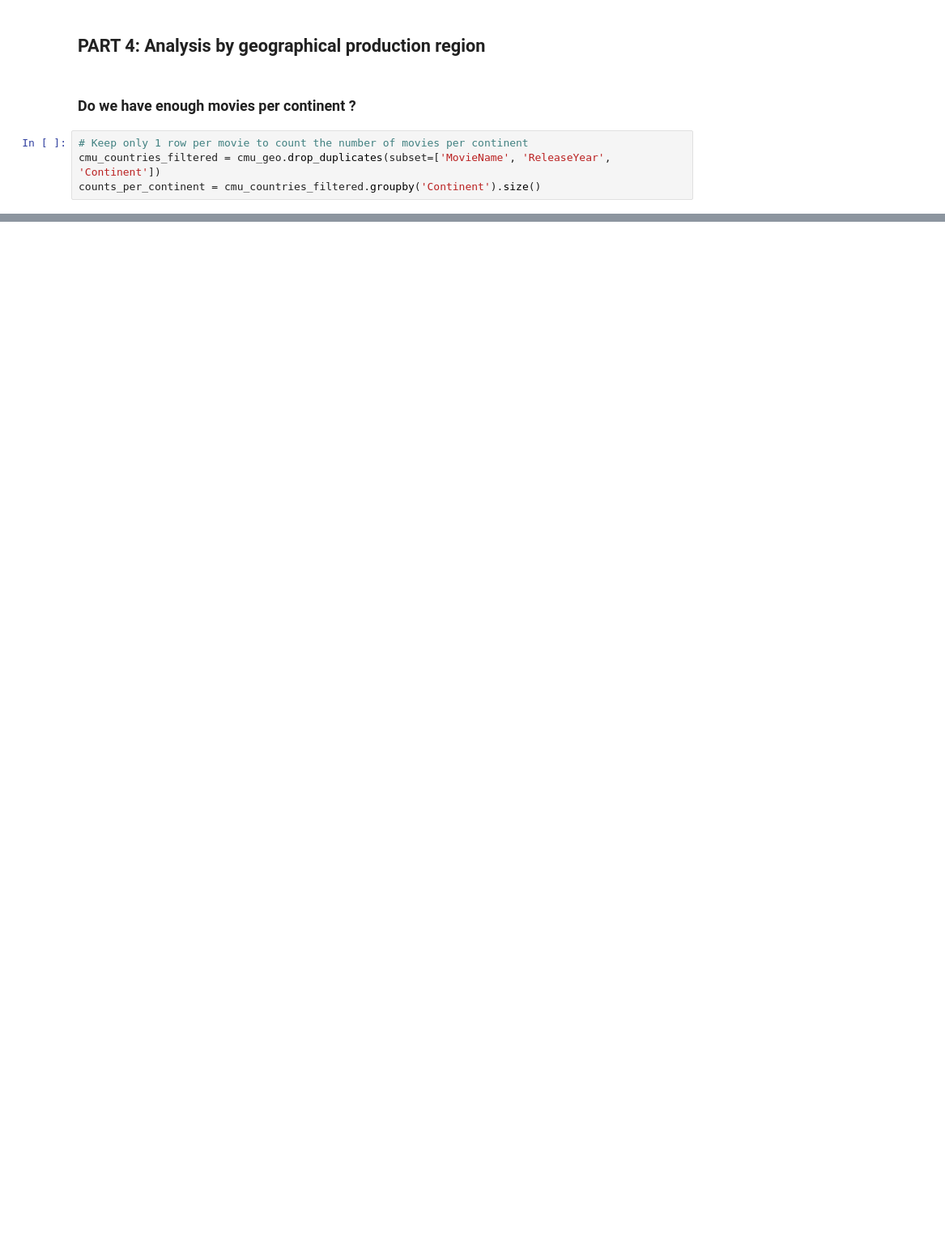
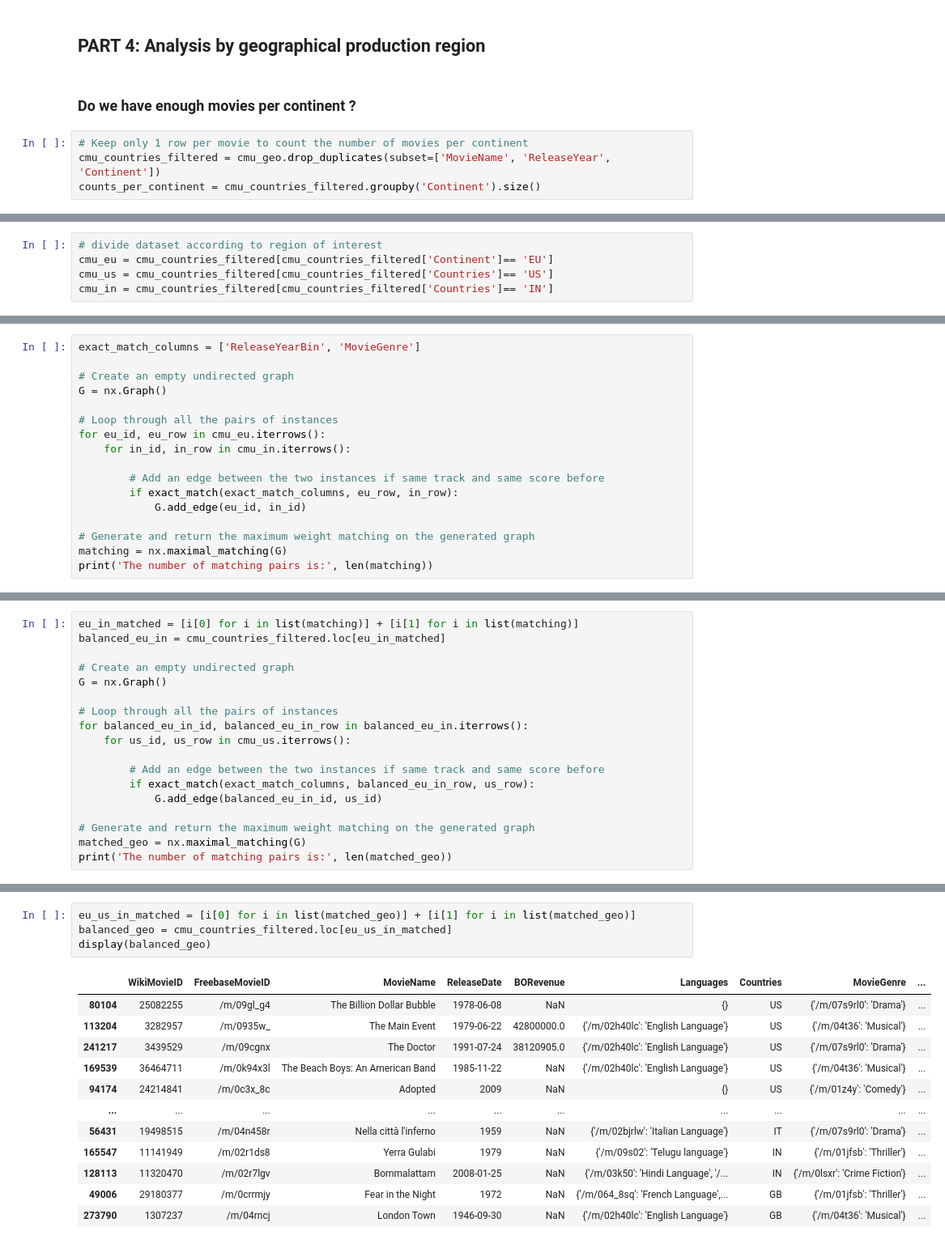
Before and after one commit to epfl-ada/ada-2023-project-teamcajare2023, a Jupyter notebook: P2.ipynb, the cells around one changed output, grey strips where cells are left out. Shown at 81% size. Drawn from its saved outputs; the diff is of its cells as text; blank space fills up the shorter version.

Commit message:
matching geo

```diff
--- a/P2.ipynb
+++ b/P2.ipynb
@@ -1320,0 +1365,5 @@ plt.show()
+# %%
+# divide dataset according to region of interest
+cmu_eu = cmu_countries_filtered[cmu_countries_filtered['Continent']== 'EU']
+cmu_us = cmu_countries_filtered[cmu_countries_filtered['Countries']== 'US']
+cmu_in = cmu_countries_filtered[cmu_countries_filtered['Countries']== 'IN']
@@ -1320,0 +1389,17 @@ plt.show()
+# %%
+exact_match_columns = ['ReleaseYearBin', 'MovieGenre']
+
+# Create an empty undirected graph
+G = nx.Graph()
+
+# Loop through all the pairs of instances
+for eu_id, eu_row in cmu_eu.iterrows():
+    for in_id, in_row in cmu_in.iterrows():
+
+        # Add an edge between the two instances if same track and same score before
+        if exact_match(exact_match_columns, eu_row, in_row):
+            G.add_edge(eu_id, in_id)
+
+# Generate and return the maximum weight matching on the generated graph
+matching = nx.maximal_matching(G)
+print('The number of matching pairs is:', len(matching))
@@ -1320,0 +1408,18 @@ plt.show()
+# %%
+eu_in_matched = [i[0] for i in list(matching)] + [i[1] for i in list(matching)]
+balanced_eu_in = cmu_countries_filtered.loc[eu_in_matched]
+
+# Create an empty undirected graph
+G = nx.Graph()
+
+# Loop through all the pairs of instances
+for balanced_eu_in_id, balanced_eu_in_row in balanced_eu_in.iterrows():
+    for us_id, us_row in cmu_us.iterrows():
+
+        # Add an edge between the two instances if same track and same score before
+        if exact_match(exact_match_columns, balanced_eu_in_row, us_row):
+            G.add_edge(balanced_eu_in_id, us_id)
+
+# Generate and return the maximum weight matching on the generated graph
+matched_geo = nx.maximal_matching(G)
+print('The number of matching pairs is:', len(matched_geo))
@@ -1320,0 +1428,17 @@ plt.show()
+# %%
+eu_us_in_matched = [i[0] for i in list(matched_geo)] + [i[1] for i in list(matched_geo)]
+balanced_geo = cmu_countries_filtered.loc[eu_us_in_matched]
+display(balanced_geo)
+# %% [output]
+|  | WikiMovieID | FreebaseMovieID | MovieName | ReleaseDate | BORevenue | Languages | Countries | MovieGenre | ... |
+| 80104 | 25082255 | /m/09gl_g4 | The Billion Dollar Bubble | 1978-06-08 | NaN | {} | US | {'/m/07s9rl0': 'Drama'} | ... |
+| 113204 | 3282957 | /m/0935w_ | The Main Event | 1979-06-22 | 42800000.0 | {'/m/02h40lc': 'English Language'} | US | {'/m/04t36': 'Musical'} | ... |
+| 241217 | 3439529 | /m/09cgnx | The Doctor | 1991-07-24 | 38120905.0 | {'/m/02h40lc': 'English Language'} | US | {'/m/07s9rl0': 'Drama'} | ... |
+| 169539 | 36464711 | /m/0k94x3l | The Beach Boys: An American Band | 1985-11-22 | NaN | {'/m/02h40lc': 'English Language'} | US | {'/m/04t36': 'Musical'} | ... |
+| 94174 | 24214841 | /m/0c3x_8c | Adopted | 2009 | NaN | {} | US | {'/m/01z4y': 'Comedy'} | ... |
+| ... | ... | ... | ... | ... | ... | ... | ... | ... | ... |
+| 56431 | 19498515 | /m/04n458r | Nella città l'inferno | 1959 | NaN | {'/m/02bjrlw': 'Italian Language'} | IT | {'/m/07s9rl0': 'Drama'} | ... |
+| 165547 | 11141949 | /m/02r1ds8 | Yerra Gulabi | 1979 | NaN | {'/m/09s02': 'Telugu language'} | IN | {'/m/01jfsb': 'Thriller'} | ... |
+| 128113 | 11320470 | /m/02r7lgv | Bommalattam | 2008-01-25 | NaN | {'/m/03k50': 'Hindi Language', '/... | IN | {'/m/0lsxr': 'Crime Fiction'} | ... |
+| 49006 | 29180377 | /m/0crrmjy | Fear in the Night | 1972 | NaN | {'/m/064_8sq': 'French Language',... | GB | {'/m/01jfsb': 'Thriller'} | ... |
+| 273790 | 1307237 | /m/04rncj | London Town | 1946-09-30 | NaN | {'/m/02h40lc': 'English Language'} | GB | {'/m/04t36': 'Musical'} | ... |
```
Also changed, not shown: parts of 40 cells of this notebook.
